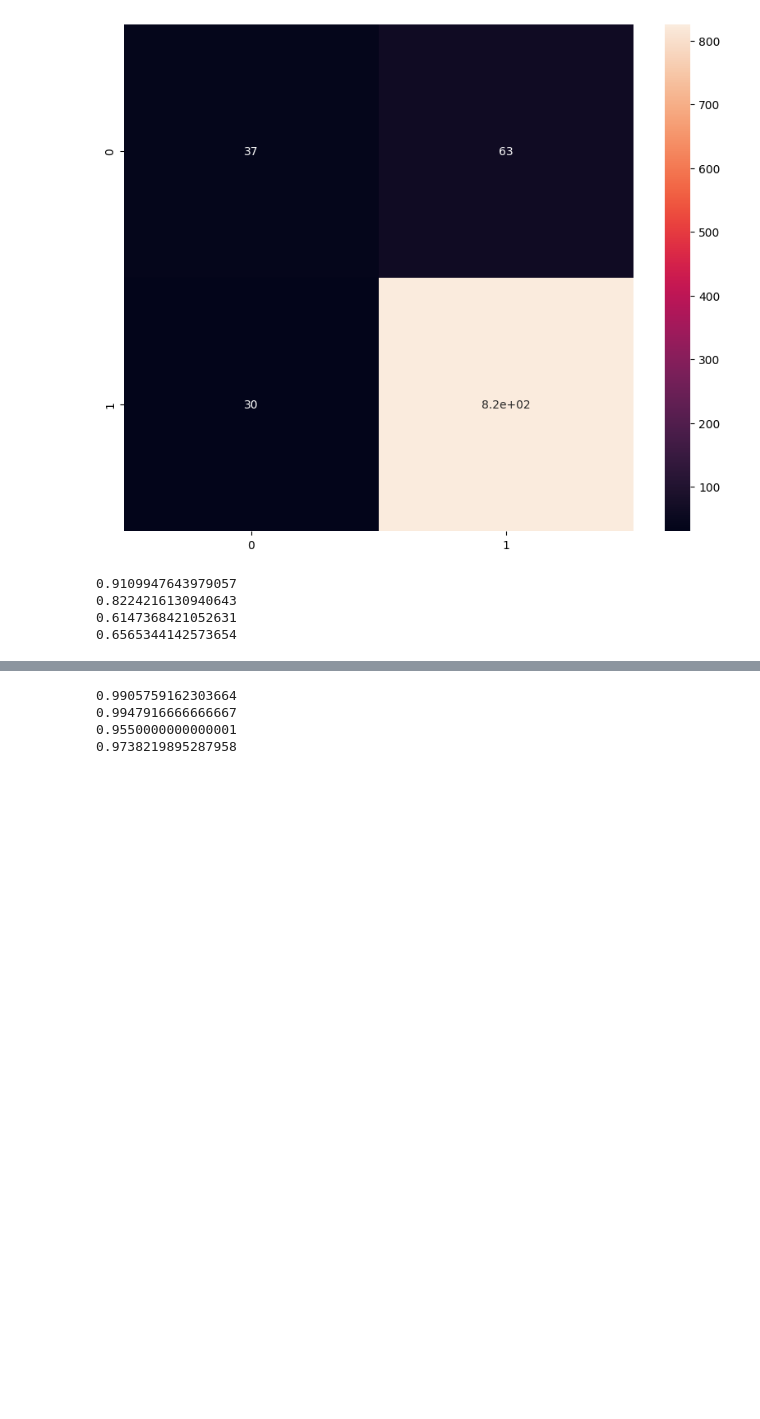
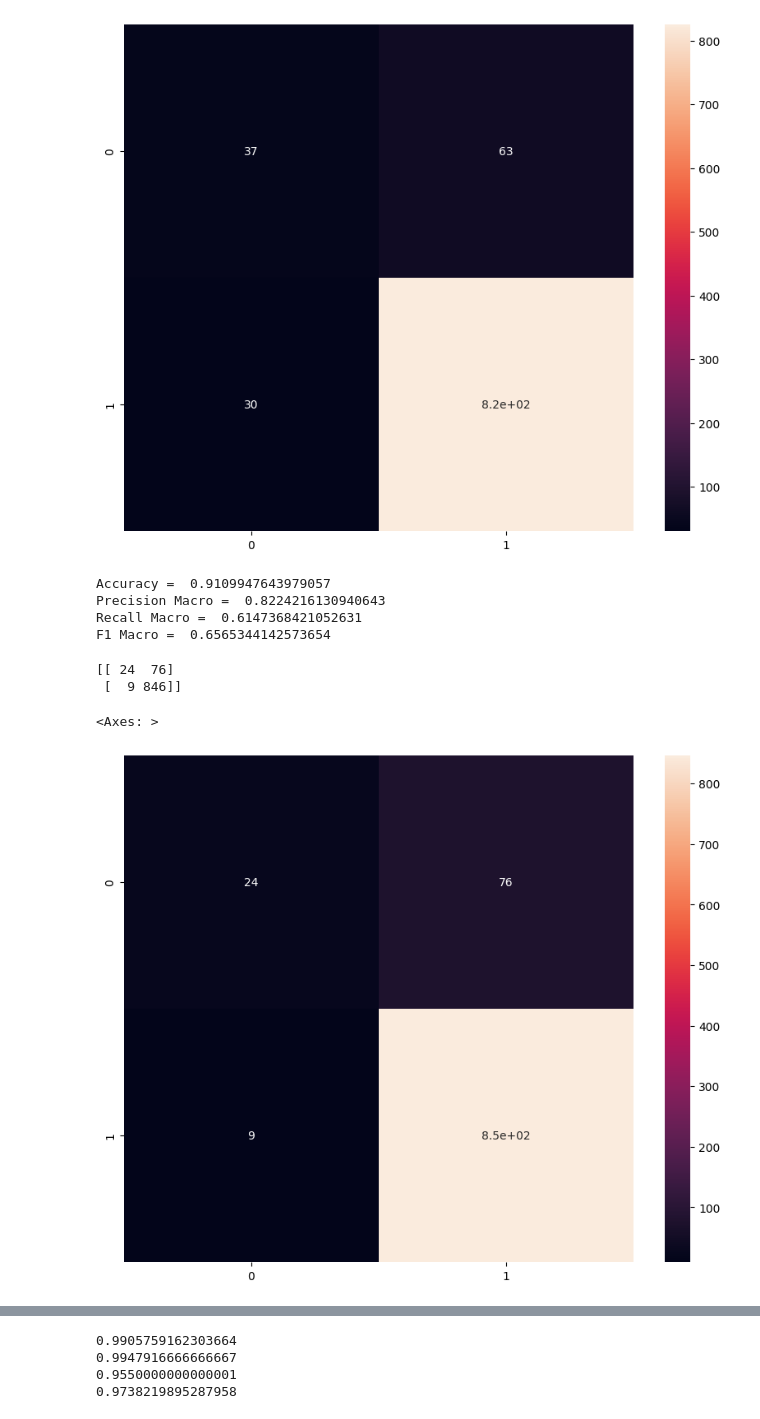
Before and after one commit to buithanhdam/ProjectMachineLearning23, a Jupyter notebook: ProjectML23.ipynb, the cells around one changed output, grey strips where cells are left out. Drawn from its saved outputs; the diff is of its cells as text; code cells hidden in the pictures; blank space fills up the shorter version.

```diff
--- a/ProjectML23.ipynb
+++ b/ProjectML23.ipynb
@@ -550,15 +550,28 @@ preKnn = metrics.precision_score(y_test, y_predKnnBest,average='macro')
 recallKnn= metrics.recall_score(y_test, y_predKnnBest,average='macro')
 f1Knn = metrics.f1_score(y_test, y_predKnnBest,average='macro')
 
-print(accKnn)
-print(preKnn)
-print(recallKnn)
-print(f1Knn)
+
+print("Accuracy = " ,accKnn)
+print("Precision Macro = " ,preKnn)
+print("Recall Macro = " ,recallKnn)
+print("F1 Macro = " ,f1Knn)
 # %% [output]
-0.9109947643979057
-0.8224216130940643
-0.6147368421052631
-0.6565344142573654
+Accuracy =  0.9109947643979057
+Precision Macro =  0.8224216130940643
+Recall Macro =  0.6147368421052631
+F1 Macro =  0.6565344142573654
+# %%
+matrix = confusion_matrix(y_test, y_predKnnBest)
+print(matrix)
+df_cm = pd.DataFrame(matrix, index = [i for i in "01"],
+                  columns = [i for i in "01"])
+plt.figure(figsize = (10,8))
+sn.heatmap(df_cm, annot=True)
+# %% [output]
+[[ 24  76]
+ [  9 846]]
+<Axes: >
+[figure, added]
 # %%
 # svm linear
 svm = svm.SVC(kernel='linear') # Linear Kernel
```
Also changed, not shown: parts of 8 cells of this notebook.
